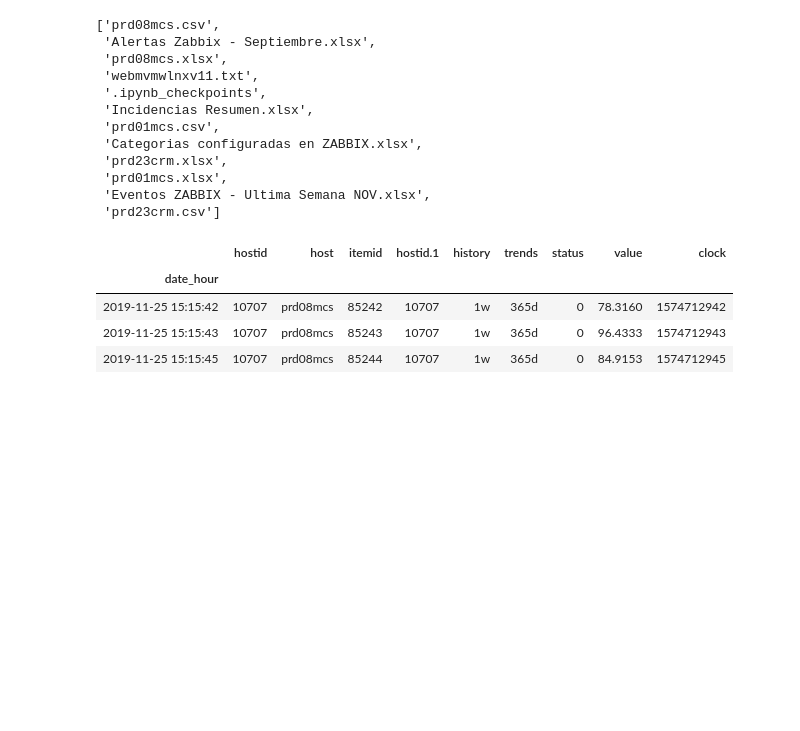
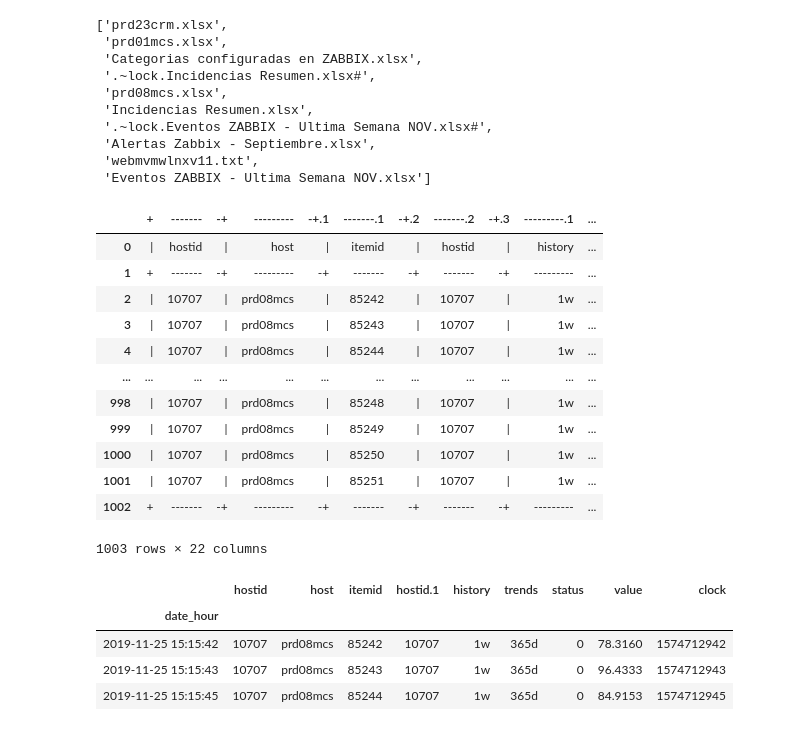
Before and after one commit to kendalvictor/tests_courses_research, a Jupyter notebook: practice/SERIES DE TIEMPO/MONITOREO PREDICTIVO/0_data_ZABBIX_review.ipynb, the cells around one changed output. Saved outputs shown, nothing was run; the diff lists cells and outputs as text; code cells hidden in the pictures; blank space fills up the shorter version.

```diff
--- a/practice/SERIES DE TIEMPO/MONITOREO PREDICTIVO/0_data_ZABBIX_review.ipynb
+++ b/practice/SERIES DE TIEMPO/MONITOREO PREDICTIVO/0_data_ZABBIX_review.ipynb
@@ -12,10 +12,10 @@ import scipy
 
 #grafico
 import matplotlib.pyplot as plt
-import seaborn as sns
+#import seaborn as sns
 from IPython.display import display
 %matplotlib inline
-sns.set(style="whitegrid")
+#sns.set(style="whitegrid")
 
 #warning ignore future
 import warnings
@@ -39,18 +39,16 @@ rn.seed(SEED)
 subfolder = "data"
 os.listdir(subfolder)
 # %% [output]
-['prd08mcs.csv',
+['prd23crm.xlsx',
+ 'prd01mcs.xlsx',
+ 'Categorias configuradas en ZABBIX.xlsx',
+ '.~lock.Incidencias Resumen.xlsx#',
+ 'prd08mcs.xlsx',
+ 'Incidencias Resumen.xlsx',
+ '.~lock.Eventos ZABBIX - Ultima Semana NOV.xlsx#',
  'Alertas Zabbix - Septiembre.xlsx',
- 'prd08mcs.xlsx',
  'webmvmwlnxv11.txt',
- '.ipynb_checkpoints',
- 'Incidencias Resumen.xlsx',
- 'prd01mcs.csv',
- 'Categorias configuradas en ZABBIX.xlsx',
- 'prd23crm.xlsx',
- 'prd01mcs.xlsx',
- 'Eventos ZABBIX - Ultima Semana NOV.xlsx',
- 'prd23crm.csv']
+ 'Eventos ZABBIX - Ultima Semana NOV.xlsx']
 # %%
 use_cols = [
     'hostid', 'host', 'itemid', 'hostid.1', 'history', 'trends',
@@ -96,6 +94,22 @@ def read_csv_server(csv_name):
     data['status'] = data['status'].astype(int)
 
     return data[use_cols[:-2]]
+# %%
+pd.read_csv("data/prd08mcs.csv")
+# %% [output]
+|  | + | ------- | -+ | --------- | -+.1 | -------.1 | -+.2 | -------.2 | -+.3 | ---------.1 | ... |
+| 0 | | | hostid | | | host | | | itemid | | | hostid | | | history | ... |
+| 1 | + | ------- | -+ | --------- | -+ | ------- | -+ | ------- | -+ | --------- | ... |
+| 2 | | | 10707 | | | prd08mcs | | | 85242 | | | 10707 | | | 1w | ... |
+| 3 | | | 10707 | | | prd08mcs | | | 85243 | | | 10707 | | | 1w | ... |
+| 4 | | | 10707 | | | prd08mcs | | | 85244 | | | 10707 | | | 1w | ... |
+| ... | ... | ... | ... | ... | ... | ... | ... | ... | ... | ... | ... |
+| 998 | | | 10707 | | | prd08mcs | | | 85248 | | | 10707 | | | 1w | ... |
+| 999 | | | 10707 | | | prd08mcs | | | 85249 | | | 10707 | | | 1w | ... |
+| 1000 | | | 10707 | | | prd08mcs | | | 85250 | | | 10707 | | | 1w | ... |
+| 1001 | | | 10707 | | | prd08mcs | | | 85251 | | | 10707 | | | 1w | ... |
+| 1002 | + | ------- | -+ | --------- | -+ | ------- | -+ | ------- | -+ | --------- | ... |
+1003 rows × 22 columns
 # %%
 def read_txt_server_without_head(csv_name):
     data = pd.read_csv(
```
Also changed, not shown: 4 other files.
